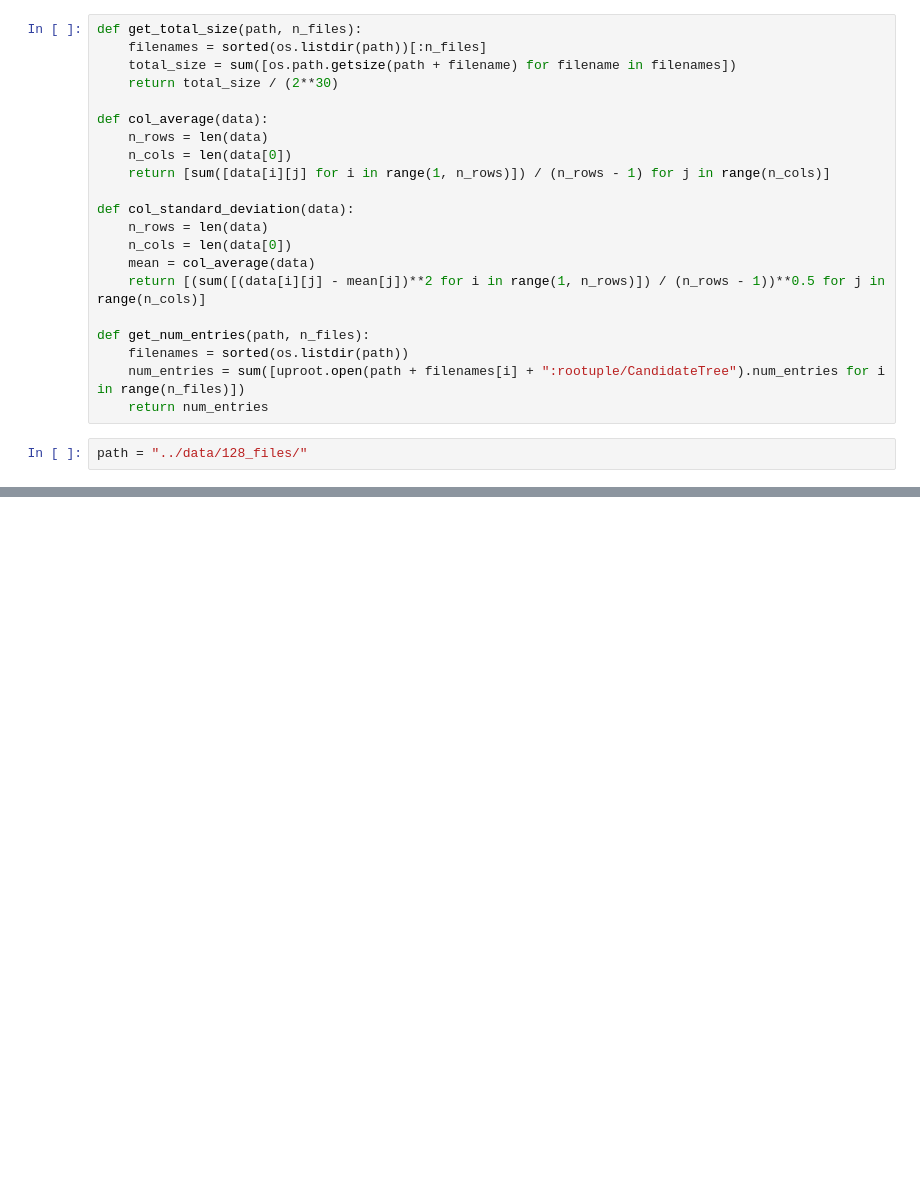
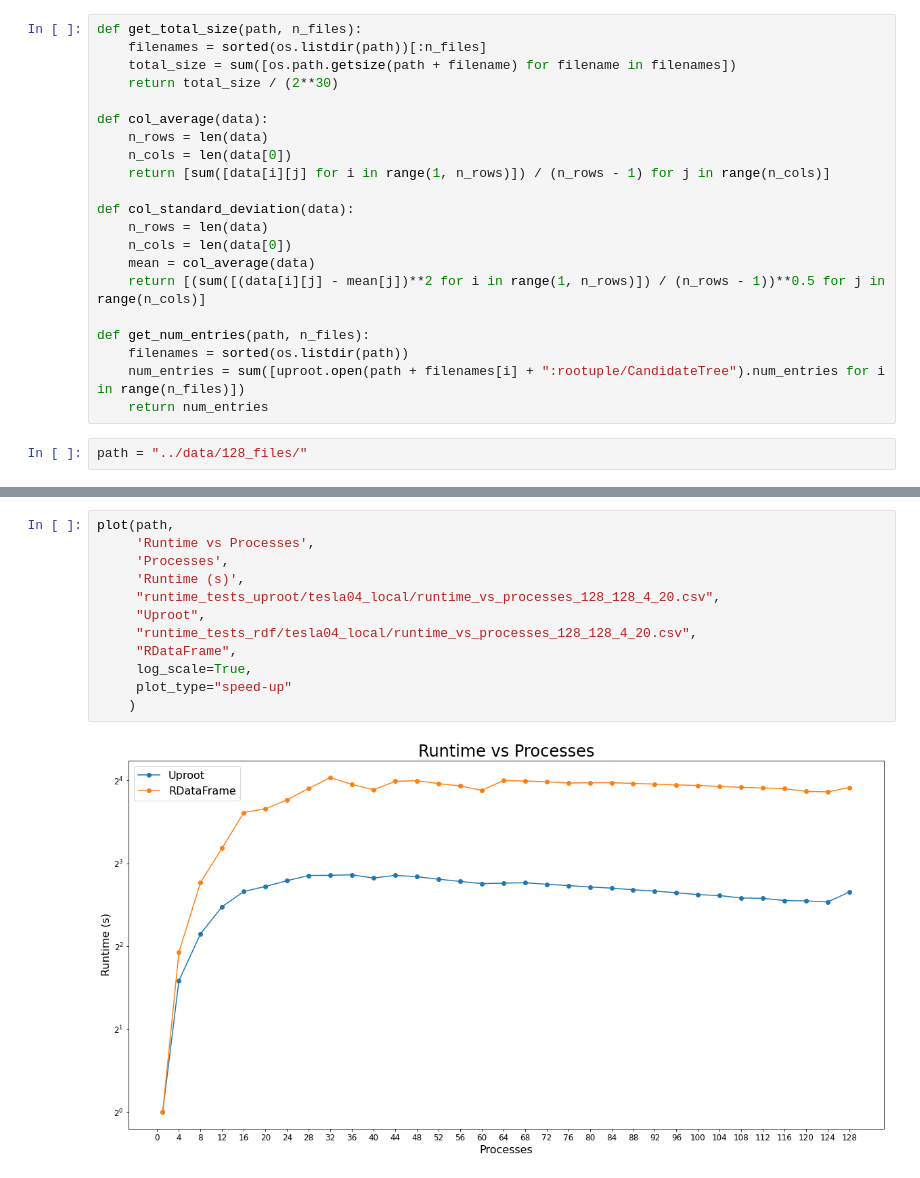
Before and after one commit to bucket420/DOE-INFN-2022, a Jupyter notebook: performance_analysis.ipynb, the cells around one changed output, grey strips where cells are left out. Cells and saved outputs as stored; diff of their text form; blank space fills up the shorter version.

```diff
--- a/performance_analysis.ipynb
+++ b/performance_analysis.ipynb
@@ -111,0 +110,14 @@ plot(path,
+# %%
+plot(path,
+     'Runtime vs Processes',
+     'Processes',
+     'Runtime (s)',
+     "runtime_tests_uproot/tesla04_local/runtime_vs_processes_128_128_4_20.csv",
+     "Uproot",
+     "runtime_tests_rdf/tesla04_local/runtime_vs_processes_128_128_4_20.csv",
+     "RDataFrame",
+     log_scale=True,
+     plot_type="speed-up"
+    )
+# %% [output]
+[figure, added]
```
Also changed, not shown: parts of 6 cells of this notebook, 2 other files.
